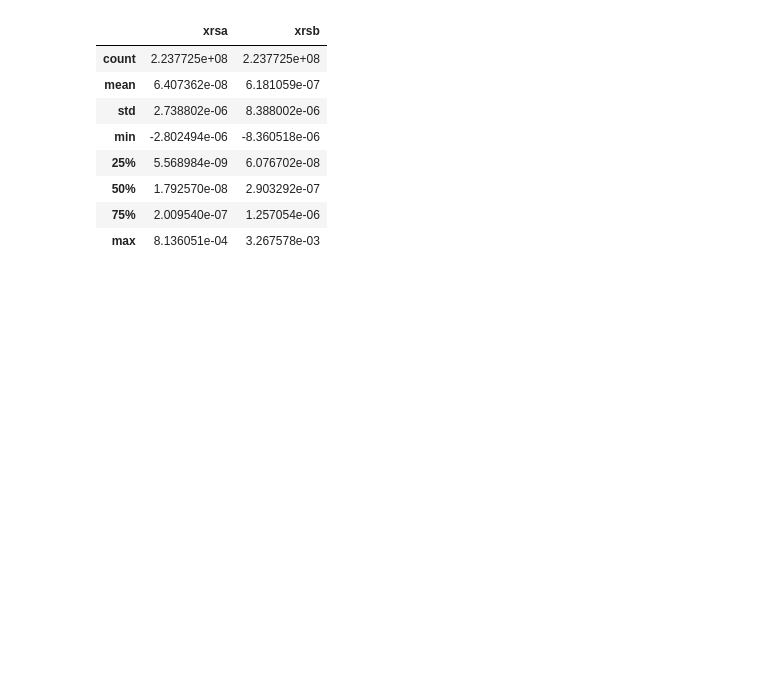
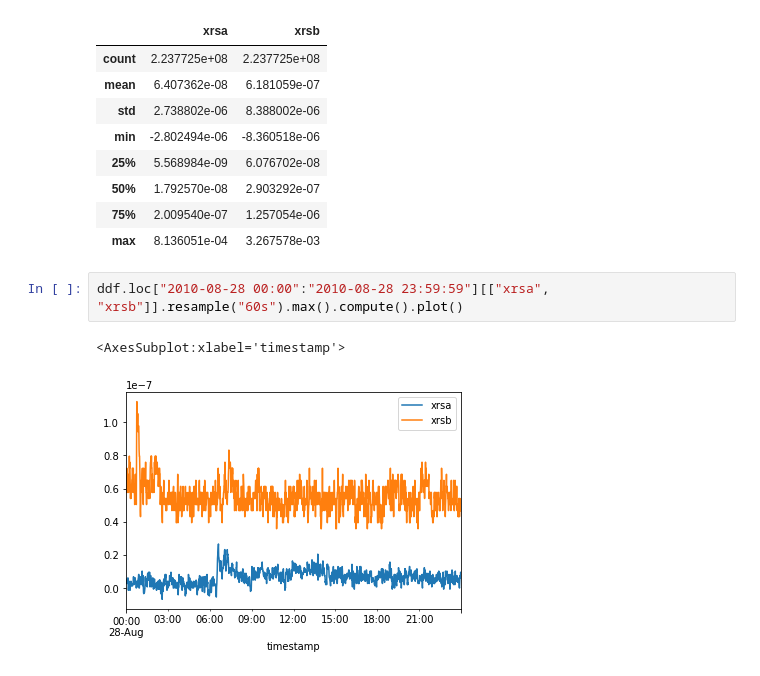
Before and after one commit to i4Ds/sdo-cli, a Jupyter notebook: notebooks/GOES.ipynb, the cells around one changed output. Saved outputs shown, nothing was run; the diff lists cells and outputs as text; blank space fills up the shorter version.

```diff
--- a/notebooks/GOES.ipynb
+++ b/notebooks/GOES.ipynb
@@ -85,3 +85,8 @@ ddf[["xrsa", "xrsb"]].describe().compute()
 | 50% | 1.792570e-08 | 2.903292e-07 |
 | 75% | 2.009540e-07 | 1.257054e-06 |
 | max | 8.136051e-04 | 3.267578e-03 |
+# %%
+ddf.loc["2010-08-28 00:00":"2010-08-28 23:59:59"][["xrsa", "xrsb"]].resample("60s").max().compute().plot()
+# %% [output]
+<AxesSubplot:xlabel='timestamp'>
+[figure, added]
```
Also changed, not shown: parts of 1 cell of this notebook, 5 other files.
